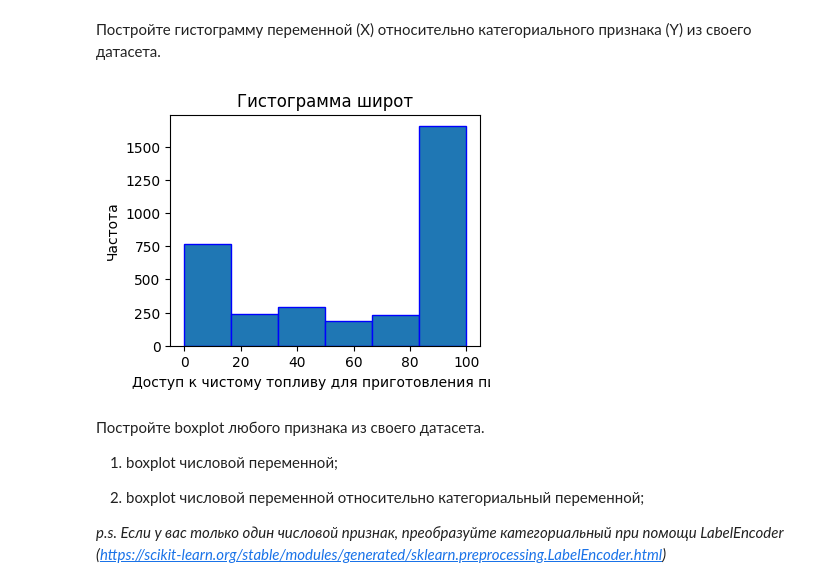
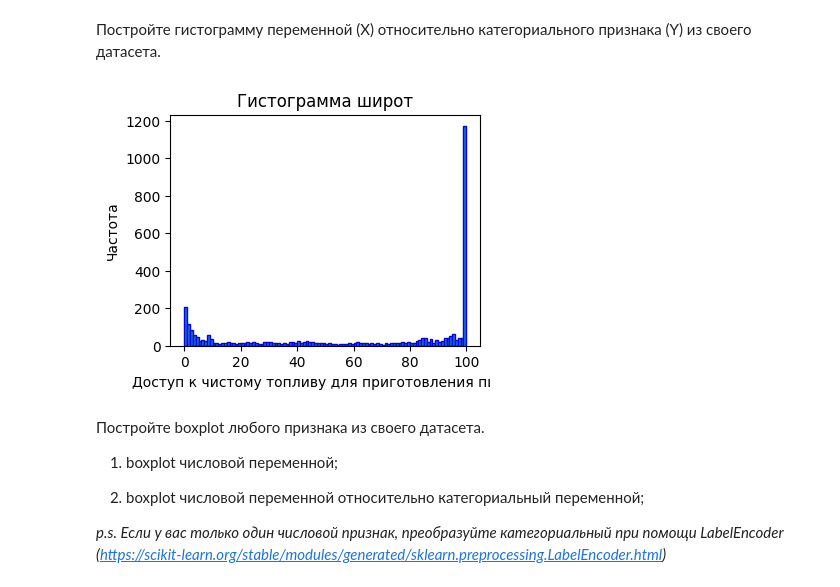
Before and after one commit to VOL-EM2024/mo, a Jupyter notebook: Задание_2.ipynb, the cells around one changed output. Cells and saved outputs as stored; diff of their text form; code cells hidden in the pictures.

```diff
--- a/Задание_2.ipynb
+++ b/Задание_2.ipynb
@@ -96,14 +116,14 @@ iqr
 # %%
 
 
 plt.figure(figsize=(4, 3))
-plt.hist(df['Access to clean fuels for cooking'], bins=6, edgecolor='blue')
+plt.hist(df['Access to clean fuels for cooking'], bins=100, edgecolor='blue')
 plt.title('Гистограмма широт')
 plt.xlabel('Доступ к чистому топливу для приготовления пищи')
 plt.ylabel('Частота')
 plt.show()
 # %% [output]
-[figure, old version]
+[figure, new version]
 # %% [markdown]
 Постройте boxplot любого признака из своего датасета.
 
```
Also changed, not shown: parts of 9 cells of this notebook.
